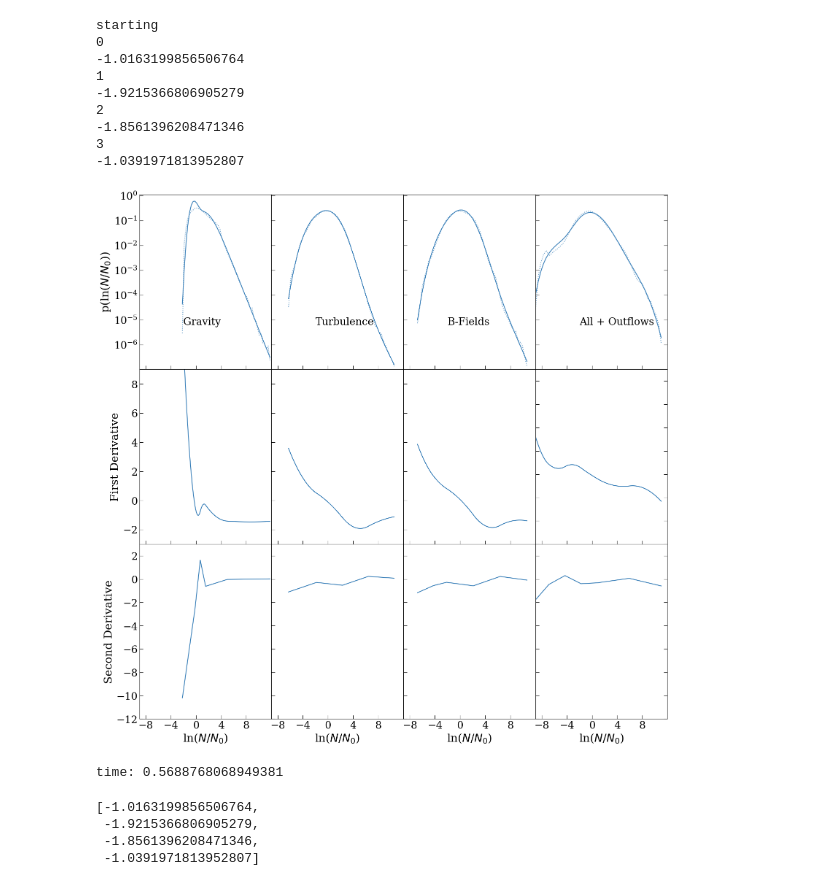
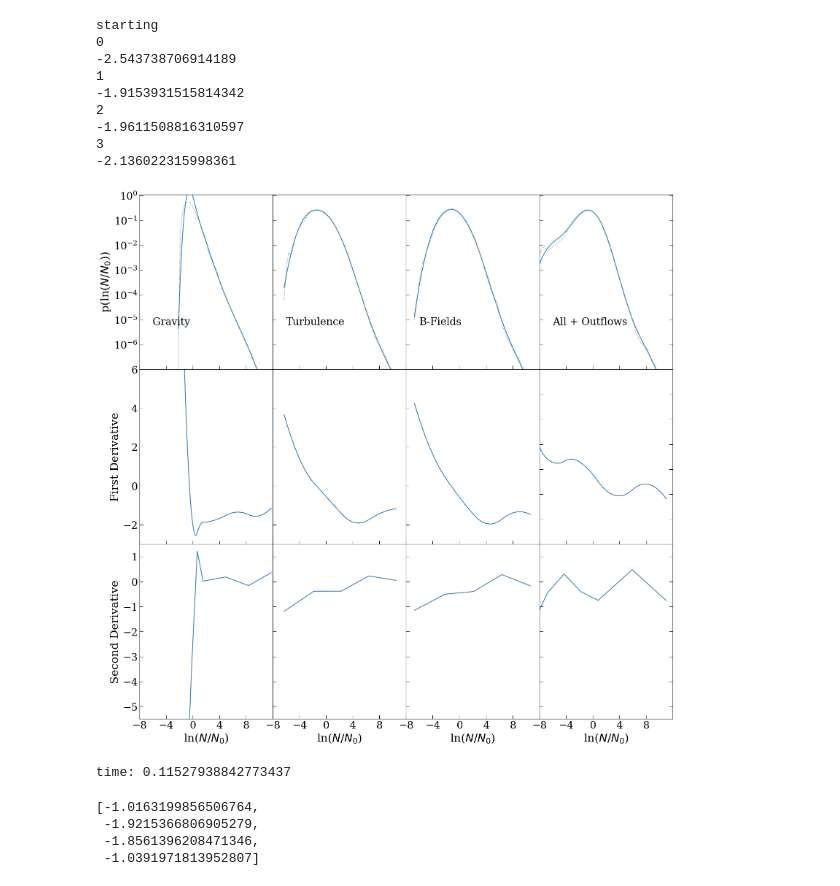
Before and after one commit to Kiihne/PDF-kiihne, a Jupyter notebook: volume_density_spline.ipynb, the cells around one changed output. Drawn from its saved outputs; the diff is of its cells as text; code cells hidden in the pictures.

```diff
--- a/volume_density_spline.ipynb
+++ b/volume_density_spline.ipynb
@@ -62,7 +59,6 @@ plot_data = np.load(input_file, allow_pickle=True)
 # %%
 #main processing cell
 warnings.filterwarnings('ignore')
-
 start = time.time()
 print('starting')
 spline_slope = []
@@ -78,36 +74,22 @@ b = 0
 ax[0].plot(100,100, color = color_list[0], alpha =1)
 ax[0].plot(100,100, color = color_list[1], alpha =1)
 ax[0].plot(100,100, color = color_list[2], alpha =1)
-#ax[0].plot(100,100, color = 'black', alpha =.5)
 
-#legend1 = ax[0].legend([ 'x', 'y', 'z'], loc = 'upper right', fontsize = 20)
-
-#leg4 =ax[0].plot(100,100, color = 'black', alpha =.3)
-#leg5 =ax[0].plot(100,100, color = 'black', alpha =1, linestyle = ':')
-#legend2 = ax[0].legend([leg4,leg5],['column density','spline fit'], loc = 'lower right')
-#ax[0].add_artist(legend1)
 num_loop = 0 #records which specific column density we are on
-for n in range(4):
+for n in range(4):   #n sets physics case
     den = plot_data[plot_data.files[n]]
     color_list = ('#377eb8', '#ff7f00', '#4daf4a')#('b', 'r', 'green')
     print(n)     #for time keeping
 
-    for a in (range(1)):
+    for a in (range(1)):   #a determines axis, which is 1 for volume density
         xx =[]
         y = []
         spline = []
         z_check = 1
-        log_den_d = plot_data[plot_data.files[b]]
-        counts_d, binS_d = np.histogram(log_den_d,bins=50, density= True)
-        b = b+1
-
-        bin_list = []
-        for i in range(len(binS_d)-1):
-            bin_i=(binS_d[i]+binS_d[i+1])/2
-            bin_list.append(bin_i)
-
+        #load in  histrogram data, fully ready to plot
+        bin_list = plot_data[plot_data.files[n]]
+        counts_d = plot_data[plot_data.files[n+4]]
         for i in range(len(bin_list)):
-
             if counts_d[i] > 0:
                     xx.append(bin_list[i])
                     y.append(counts_d[i])
@@ -185,27 +167,14 @@ for n in range(4):
         #spline_slope.append(first_deriv[z])
         num_loop = num_loop + 1
 
-
-
-
-
     #if n > 1:
     ax[n+8].set_xlabel(r'ln($N/N_0$)', size=22)
     #if n == 0 or n == 2:
     ax[0].set_ylabel(r'p(ln($N/N_0$))', size=22)
     ax[4].set_ylabel(r'First Derivative', size=22)
     ax[8].set_ylabel(r'Second Derivative', size=22)
-
-  #  if n == 0 or n == 2:
-  #     ax[n+4].set_ylabel(r'p(ln($N/N_0$))', size=15)
-
-
-    ax[n].annotate(titles[n],[-2,10**(-5.2)], size =20)
-    #ax[n+4].annotate(titles[n],[-2,-6.5], size =15)
+    ax[n].annotate(titles[n],[-6,10**(-5.2)], size =20)
     ax[n].set_yscale('log')
-    #ax[n].set_xscale('log')
-    #ax[n].set_ylim(10**(-6),1)
-    #ax[n].set_xlim(-3,6)
     ax[n].tick_params(direction='in', length=7, labelsize = 20, which = 'major')
     ax[n].tick_params(direction='in', length=3, labelsize = 20, which = 'minor')
     ax[n+4].tick_params(direction='in', length=7, labelsize = 20, which = 'major')
@@ -224,49 +193,52 @@ for n in range(4):
     ax[n].set_yticks((1e0,1e-1,1e-2,1e-3,1e-4,1e-5,1e-6))
     ax[n+4].set_yscale('linear')
     ax[n].set_ylim(10**(-7),1.1)
-    ax[n+4].set_ylim(-3,9)
-    ax[n+8].set_ylim(-12,3)
+    ax[n+4].set_ylim(-3,6)
+    ax[n+8].set_ylim(-5.5,1.5)
 
-    ax[n].set_xlim(-9,12)
-    ax[n+4].set_xlim(-9,12)
-    ax[n+8].set_xlim(-9,12)
+    ax[n].set_xlim(-8,12)
+    ax[n+4].set_xlim(-8,12)
+    ax[n+8].set_xlim(-8,12)
 
     ax[n+4].set_yticks((8,6,4,2,0,-2,-4,-6))
     #if n >0:
     ax[n+8].set_xticks((-8,-4,0,4,8))
 #ax[8].set_xticks((-2.5,0,2.5,5))
 
 plt.tight_layout()
 plt.subplots_adjust(top=.95)
-plt.savefig('vol_spline_4lv_'+perc+'%.pdf', bbox_inches='tight', format = 'pdf')
+plt.savefig('plots/vol_spline_4lv_'+perc+'%.pdf', bbox_inches='tight', format = 'pdf')
 plt.show()
 
 file = open("txt_file_storage/vol_spline_slope" +perc+"%.txt", "w")
 str_dictionary = repr(spline_slope)
 file.write(str_dictionary + "\n")
 #str_dictionary = repr(slopes_error)
 #file.write(str_dictionary + "\n")
 file.close()
 
 file = open("txt_file_storage/vol_trans_point" +perc+"%.txt", "w")
 str_dictionary = repr(trans_point)
 file.write(str_dictionary + "\n")
 file.close()
 
+#np.savez('vol_counts_bins_1%_outflow',bin_list=bin_list,counts_d=counts_d)
+
+
 end = time.time()
 print("time:",(end-start)/60)
 # %% [output]
 starting
 0
--1.0163199856506764
+-2.543738706914189
 1
--1.9215366806905279
+-1.9153931515814342
 2
--1.8561396208471346
+-1.9611508816310597
 3
--1.0391971813952807
+-2.136022315998361
-[figure, old version]
+[figure, new version]
-time: 0.5688768068949381
+time: 0.11527938842773437
 # %%
 spline_slope
 # %% [output]
```
Also changed, not shown: parts of 3 cells of this notebook, 7 other files.
